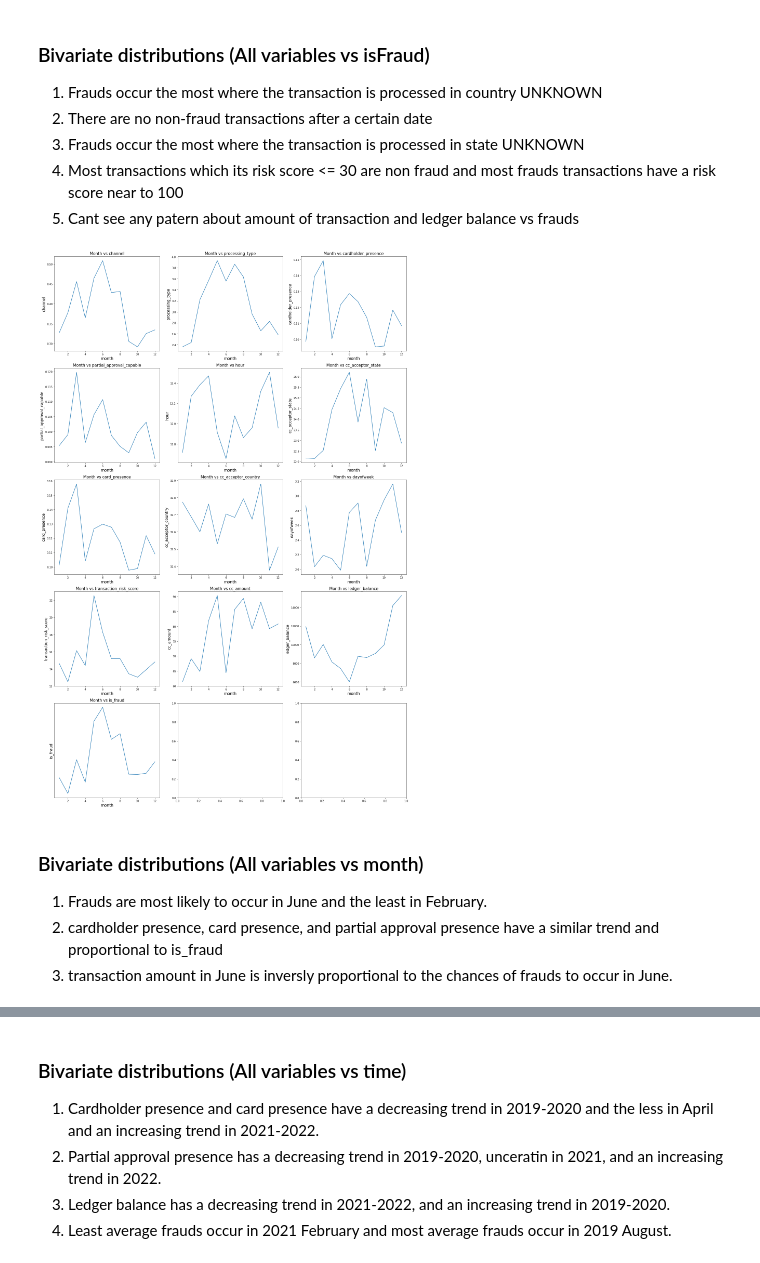
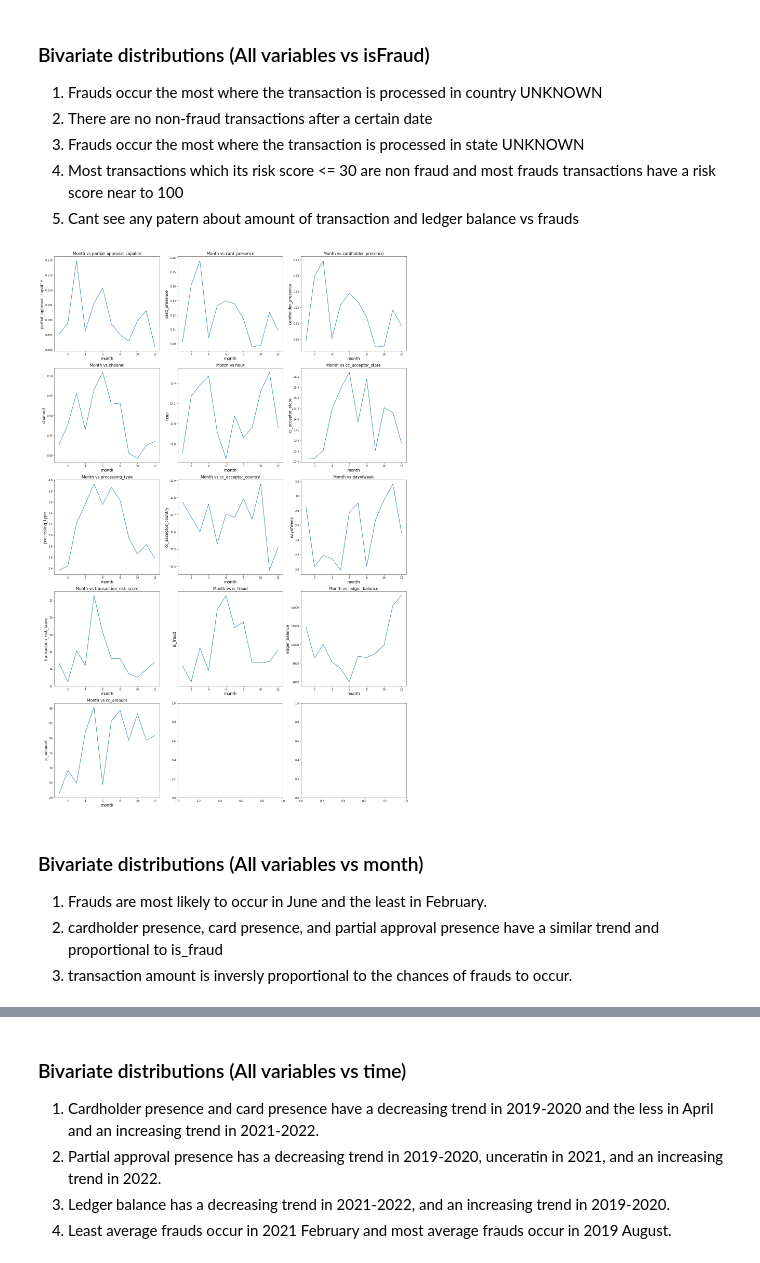
Before and after one commit to hungyichang19980105/Payability-project, a Jupyter notebook: Payability/EDA.ipynb, the cells around one changed output, grey strips where cells are left out. Drawn from its saved outputs; the diff is of its cells as text; code cells hidden in the pictures.

```diff
--- a/Payability/EDA.ipynb
+++ b/Payability/EDA.ipynb
@@ -286,38 +286,38 @@ for r in range(3):
 5. Cant see any patern about amount of transaction and ledger balance vs frauds
 # %%
 # Bivariate distributions: all variables vs seasonal time
-var = [['channel', 'processing_type', 'cardholder_presence'],
-       ['partial_approval_capable','hour','cc_acceptor_state'],
-       ['card_presence','cc_acceptor_country','dayofweek']]
+var = [['partial_approval_capable', 'card_presence', 'cardholder_presence'],
+       ['channel','hour','cc_acceptor_state'],
+       ['processing_type','cc_acceptor_country','dayofweek']]
 
-num_var = [['transaction_risk_score','cc_amount','ledger_balance'],
-           ['is_fraud']]
+num_var = [['transaction_risk_score','is_fraud','ledger_balance'],
+           ['cc_amount']]
 
 fig, axes = plt.subplots(nrows=5, ncols=3, figsize=(20,30))
 for r in range(5):
     for c in range(3):
         if r < 3:
             sns.lineplot(data=df, x='month', y=var[r][c], ax = axes[r,c], ci=None)
             axes[r,c].invert_yaxis()
             axes[r,c].set_xlabel('month',fontsize=15)
             axes[r,c].set_ylabel(var[r][c],fontsize=15)
             axes[r,c].set_title('Month vs ' + var[r][c], fontsize=15)
         else:
             if r == 4 and c >=1:
                 break
             else:
                 sns.lineplot(data=df, x='month', y=num_var[r-3][c], ax = axes[r,c], ci=None)
                 axes[r,c].set_xlabel('month',fontsize=15)
                 axes[r,c].set_ylabel(num_var[r-3][c],fontsize=15)
                 axes[r,c].set_title('Month vs ' + num_var[r-3][c], fontsize=15)
 
 fig.tight_layout()
 # %% [output]
-[figure, old version]
+[figure, new version]
 # %% [markdown]
 ### Bivariate distributions (All variables vs month)
 1. Frauds are most likely to occur in June and the least in February.
 2. cardholder presence, card presence, and partial approval presence have a similar trend and proportional to is_fraud
-3. transaction amount in June is inversly proportional to the chances of frauds to occur in June.
+3. transaction amount is inversly proportional to the chances of frauds to occur.
 # %%
 # Bivariate distributions: all variables vs seasonal time
```
Also changed, not shown: parts of 1 cell of this notebook, 2 other files.
